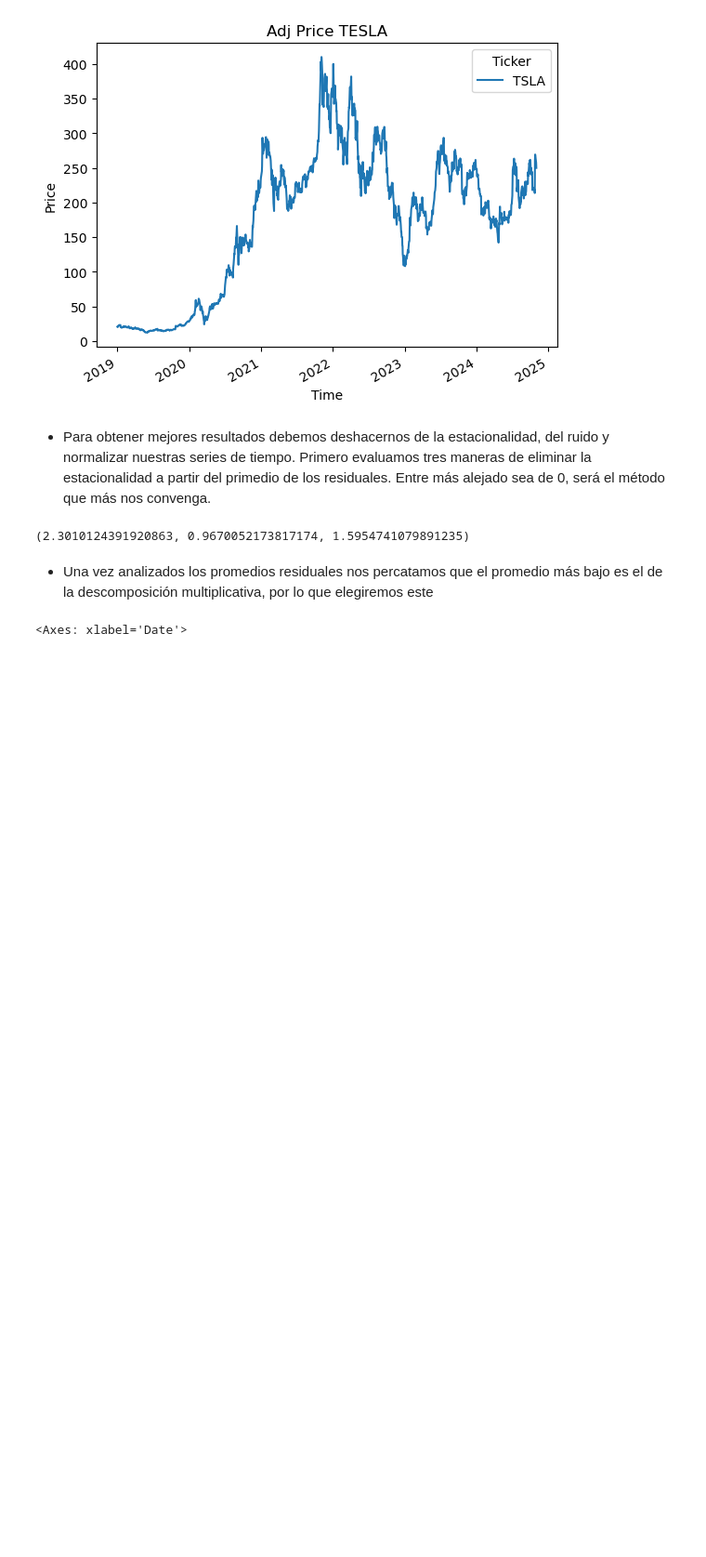
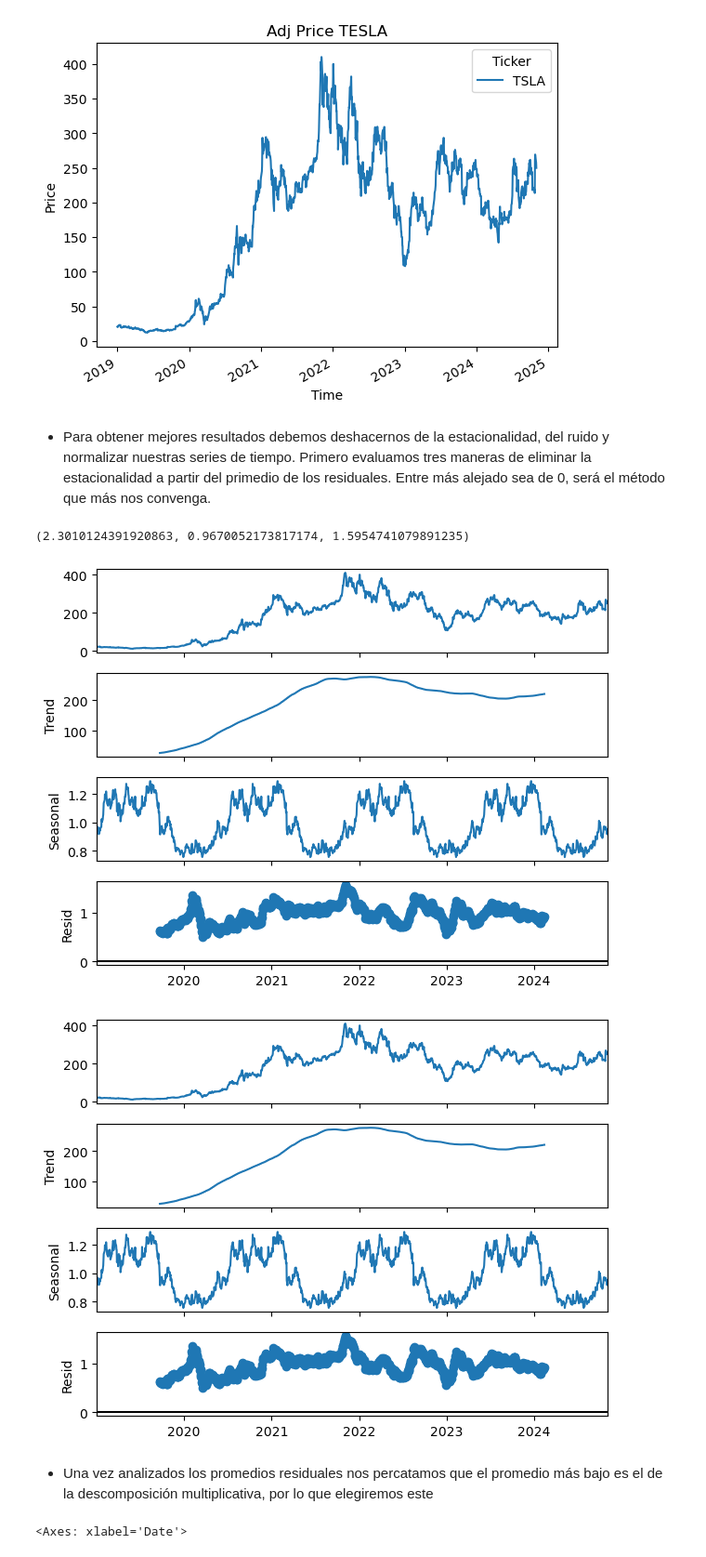
Before and after one commit to alejandro-ic-10/Smart-Agent, a Jupyter notebook: Meta_Agent_Search_LSTM.ipynb, the cells around one changed output. Shown: that part at 93% size. Drawn from its saved outputs; the diff is of its cells as text; code cells hidden in the pictures; blank space fills up the shorter version.

```diff
--- a/Meta_Agent_Search_LSTM.ipynb
+++ b/Meta_Agent_Search_LSTM.ipynb
@@ -57,6 +58,11 @@ des_stl = STL(data_adj, period = 365).fit()
 des_add.resid.mean(), des_mult.resid.mean(), des_stl.resid.mean()
 # %% [output]
 (2.3010124391920863, 0.9670052173817174, 1.5954741079891235)
+# %%
+des_mult.plot()
+# %% [output]
+[figure, added]
+[figure, added]
 # %% [markdown]
 - Una vez analizados los promedios residuales nos percatamos que el promedio más bajo es el de la descomposición multiplicativa, por lo que elegiremos este
 # %%
```
Also changed, not shown: parts of 10 cells of this notebook, 1 other file.
